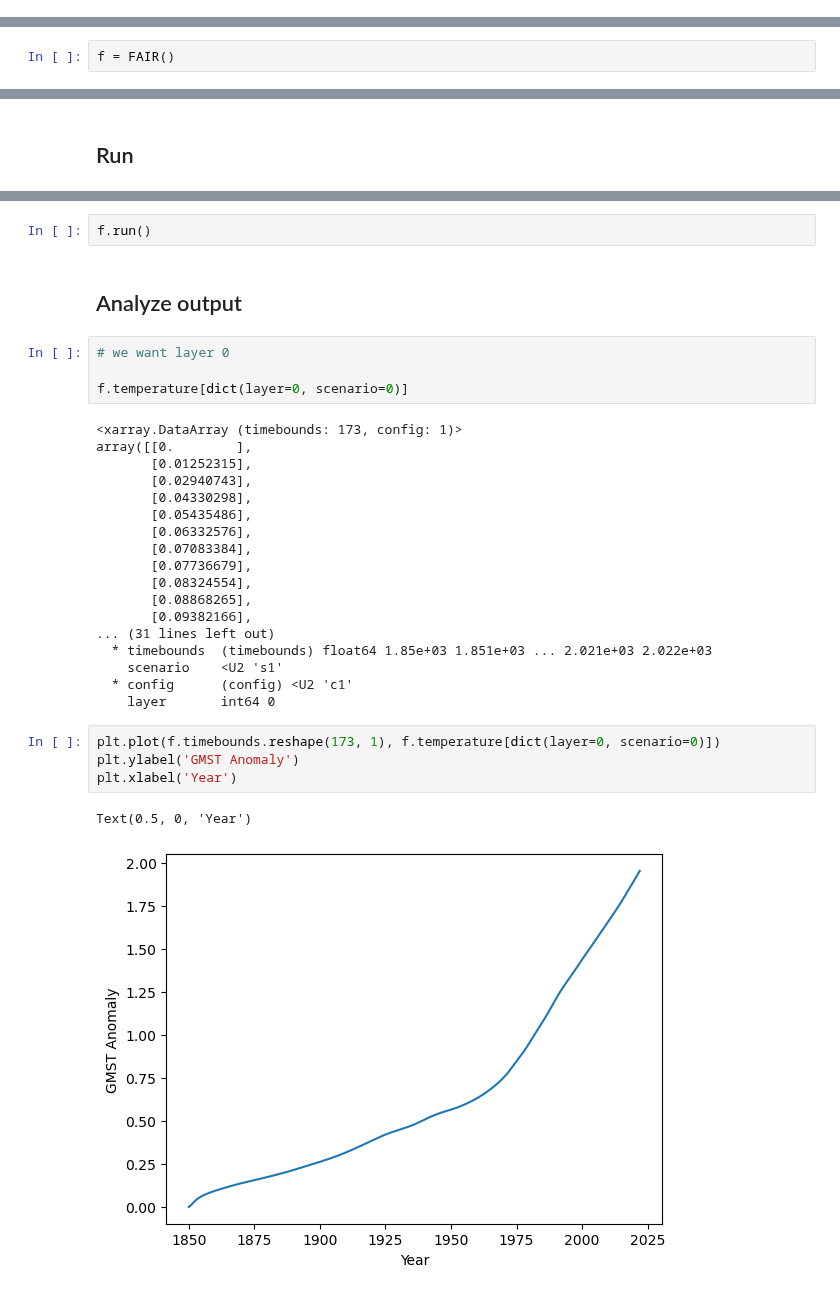
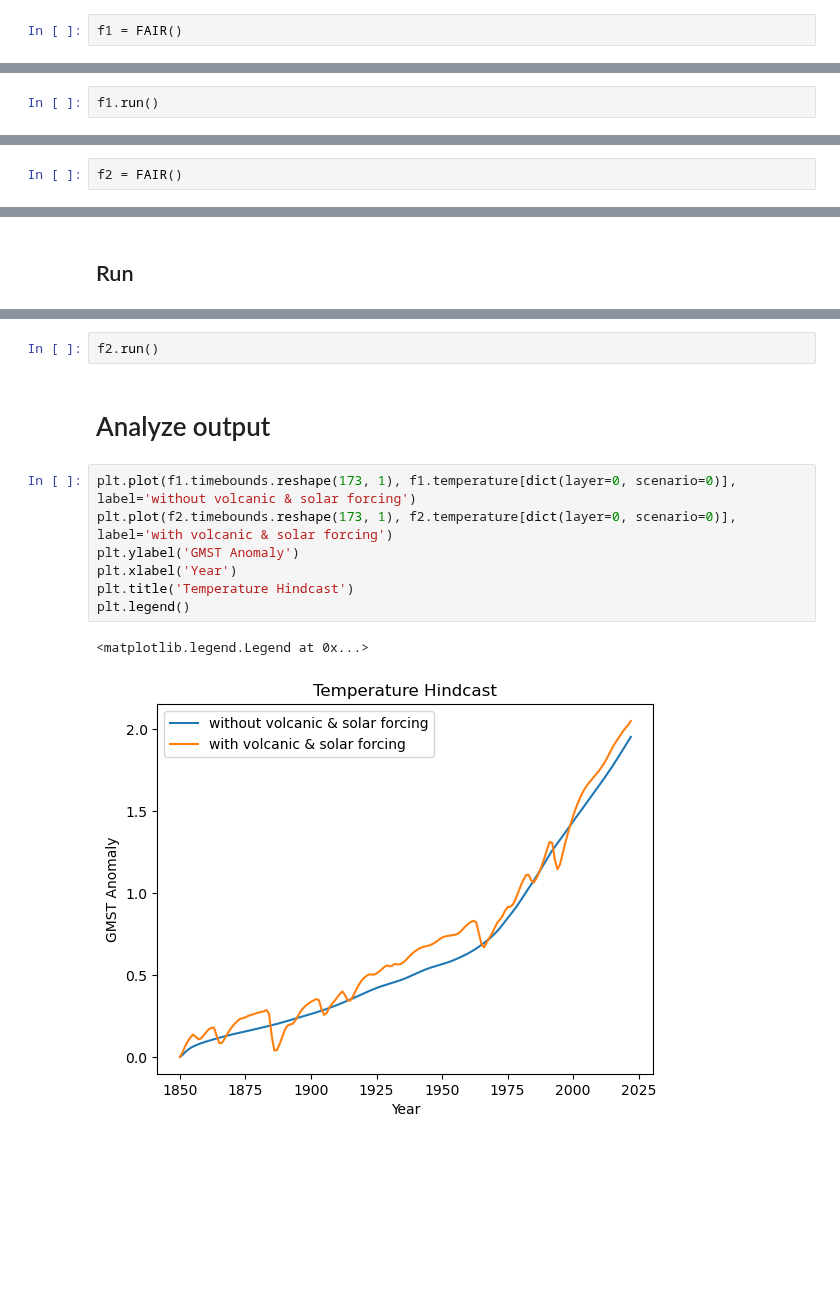
Before and after one commit to ericasimon16/woodwell_internship, a Jupyter notebook: FaIR_hist.ipynb, the cells around one changed output, grey strips where cells are left out. Drawn from its saved outputs; the diff is of its cells as text; blank space fills up the shorter version.

Commit message:
solar and volcanic forcing

```diff
--- a/FaIR_hist.ipynb
+++ b/FaIR_hist.ipynb
@@ -20,0 +23,2 @@ from fair.io import read_properties
+# %%
+f1 = FAIR()
@@ -20,0 +119,2 @@ from fair.io import read_properties
+# %%
+f1.run()
@@ -21,5 +123,5 @@ from fair.io import read_properties
 # %% [markdown]
 ## Create instance
 # %%
-f = FAIR()
+f2 = FAIR()
 # %%
@@ -107,33 +284,14 @@ f.properties['CO2']
 # %%
-f.run()
+f2.run()
 # %% [markdown]
-## Analyze output
+# Analyze output
-# %%
-# we want layer 0
-
-f.temperature[dict(layer=0, scenario=0)]
-# %% [output]
-<xarray.DataArray (timebounds: 173, config: 1)>
-array([[0.        ],
-       [0.01252315],
-       [0.02940743],
-       [0.04330298],
-       [0.05435486],
-       [0.06332576],
-       [0.07083384],
-       [0.07736679],
-       [0.08324554],
-       [0.08868265],
-       [0.09382166],
-... (31 lines left out)
-  * timebounds  (timebounds) float64 1.85e+03 1.851e+03 ... 2.021e+03 2.022e+03
-    scenario    <U2 's1'
-  * config      (config) <U2 'c1'
-    layer       int64 0
 # %%
-plt.plot(f.timebounds.reshape(173, 1), f.temperature[dict(layer=0, scenario=0)])
+plt.plot(f1.timebounds.reshape(173, 1), f1.temperature[dict(layer=0, scenario=0)], label='without volcanic & solar forcing')
+plt.plot(f2.timebounds.reshape(173, 1), f2.temperature[dict(layer=0, scenario=0)], label='with volcanic & solar forcing')
 plt.ylabel('GMST Anomaly')
 plt.xlabel('Year')
+plt.title('Temperature Hindcast')
+plt.legend()
 # %% [output]
-Text(0.5, 0, 'Year')
+<matplotlib.legend.Legend at 0x...>
-[figure, old version]
+[figure, new version]
```
Also changed, not shown: parts of 48 cells of this notebook.
